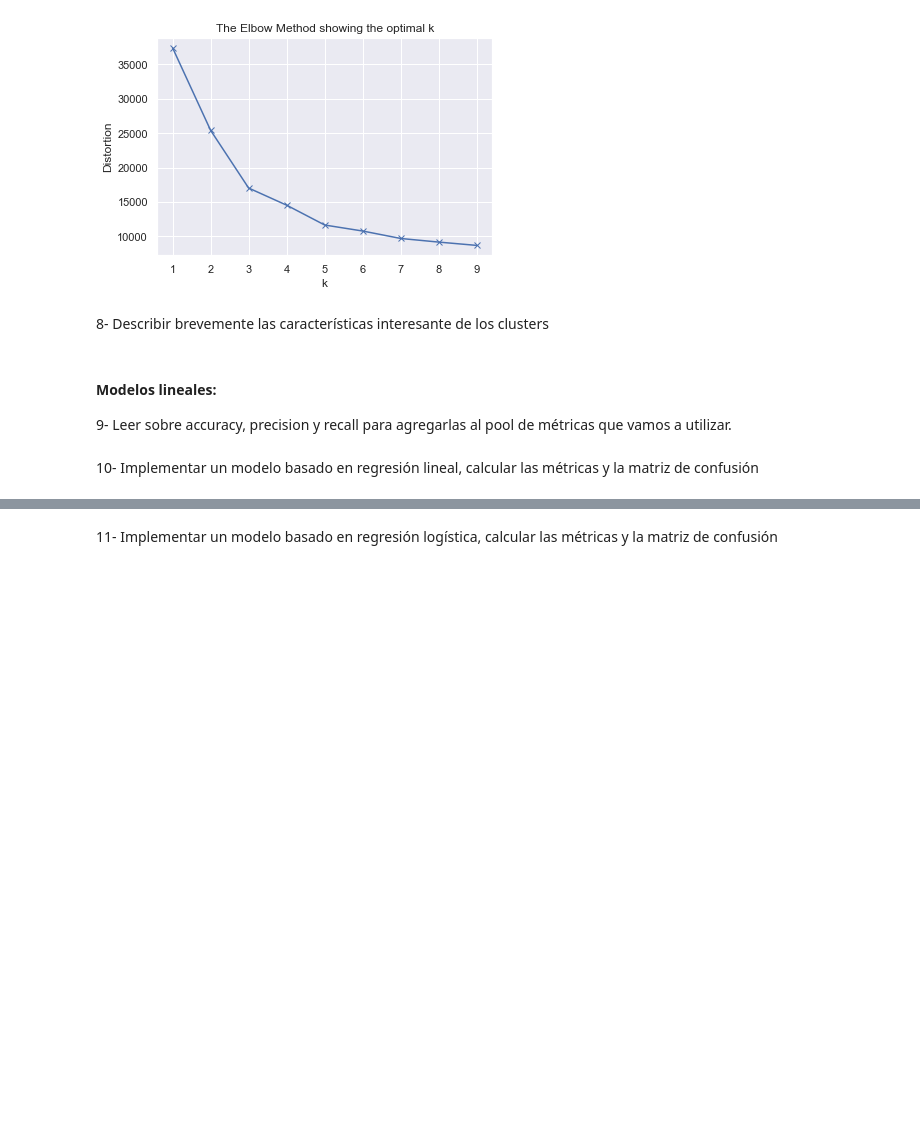
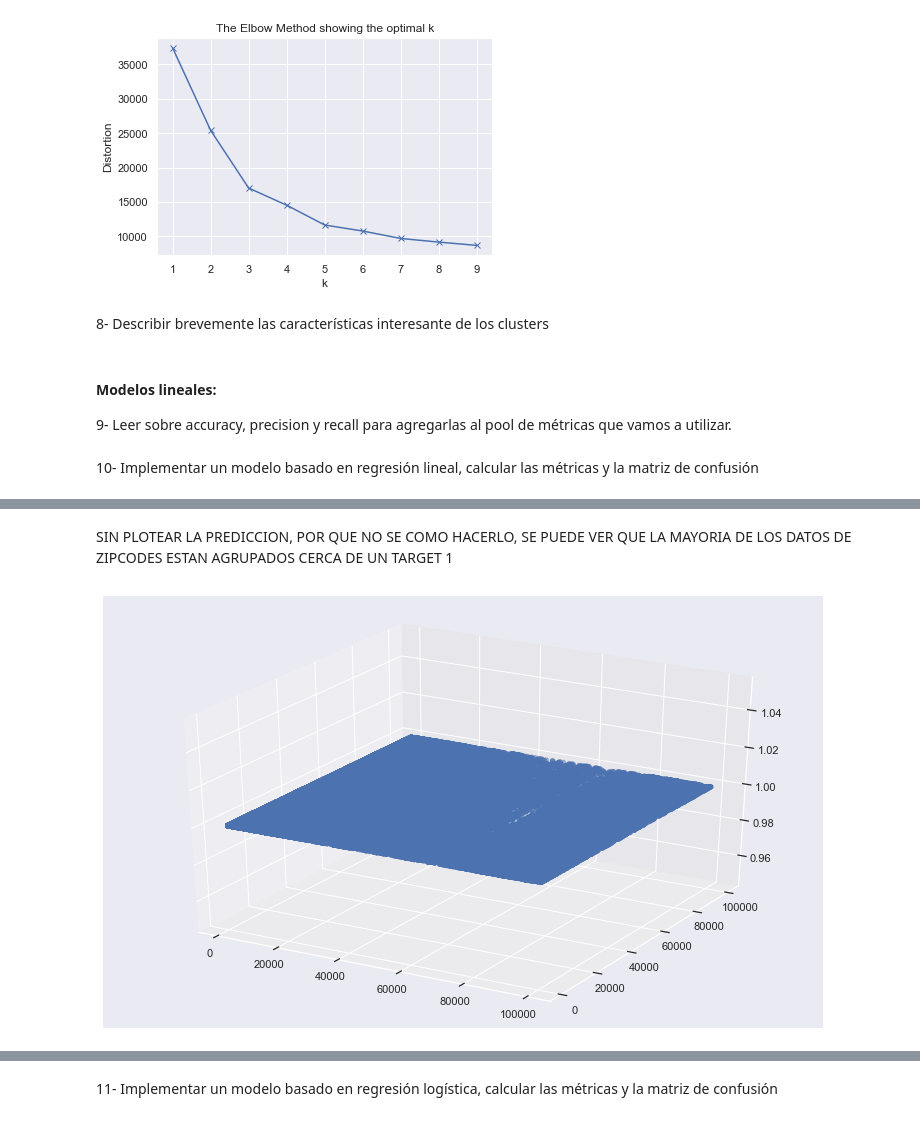
Before and after one commit to manquius/series_temporales, a Jupyter notebook: practico3_migue.ipynb, the cells around one changed output, grey strips where cells are left out. Saved outputs shown, nothing was run; the diff lists cells and outputs as text; code cells hidden in the pictures; blank space fills up the shorter version.

```diff
--- a/practico3_migue.ipynb
+++ b/practico3_migue.ipynb
@@ -351,14 +352,12 @@ features = cleaned_df[['service', 'sender_zipcode', 'receiver_zipcode']].copy()
 # but it couldn be useful for you depending on your approach)
 from sklearn.linear_model import LinearRegression
 from sklearn.model_selection import train_test_split
+from sklearn.metrics import accuracy_score, confusion_matrix, mean_squared_error
 
-cleaned_df['sender_zipcode'] = cleaned_df.sender_state.map(convert_zipcodes)
-cleaned_df['receiver_zipcode'] = cleaned_df.receiver_state.map(convert_zipcodes)
-cleaned_df['target'] = cleaned_df.target.map(metrica)
-
-
-X = cleaned_df[['service', 'sender_zipcode', 'receiver_zipcode']].copy()
-y = cleaned_df[['target']].copy()
+#First aproach: choose only one feature
+selected_feature = 'sender_zipcode'
+X = cleaned_df[['sender_zipcode']].copy()
+y = cleaned_df[['receiver_zipcode']].copy()
 X_train, X_test, y_train, y_test = train_test_split(X, y, test_size=0.2, random_state=42)
 # %%
 linear_reg = LinearRegression().fit(X_train, y_train)
@@ -365,0 +436,5 @@ y_pred = linear_reg.predict(X_test)
+# %%
+X = cleaned_df[['sender_zipcode', 'receiver_zipcode']].copy()
+y = cleaned_df[['target']].copy()
+X_train, X_test, y_train, y_test = train_test_split(X, y, test_size=0.2, random_state=42)
+linear_reg = LinearRegression().fit(X_train, y_train)
@@ -365,0 +443,18 @@ y_pred = linear_reg.predict(X_test)
+# %% [markdown]
+SIN PLOTEAR LA PREDICCION, POR QUE NO SE COMO HACERLO, SE PUEDE VER QUE LA MAYORIA DE LOS DATOS DE ZIPCODES ESTAN AGRUPADOS
+CERCA DE UN TARGET 1
+# %%
+from matplotlib import pyplot
+from mpl_toolkits.mplot3d import Axes3D
+
+fig = pyplot.figure()
+ax = Axes3D(fig)
+
+sequence_containing_x_vals =  X_train['sender_zipcode'].values
+sequence_containing_y_vals =  X_train['receiver_zipcode'].values
+sequence_containing_z_vals =  y_train['target'].values
+
+ax.scatter(sequence_containing_x_vals, sequence_containing_y_vals, sequence_containing_z_vals)
+pyplot.show()
+# %% [output]
+[figure, added]
```
Also changed, not shown: parts of 26 cells of this notebook.
